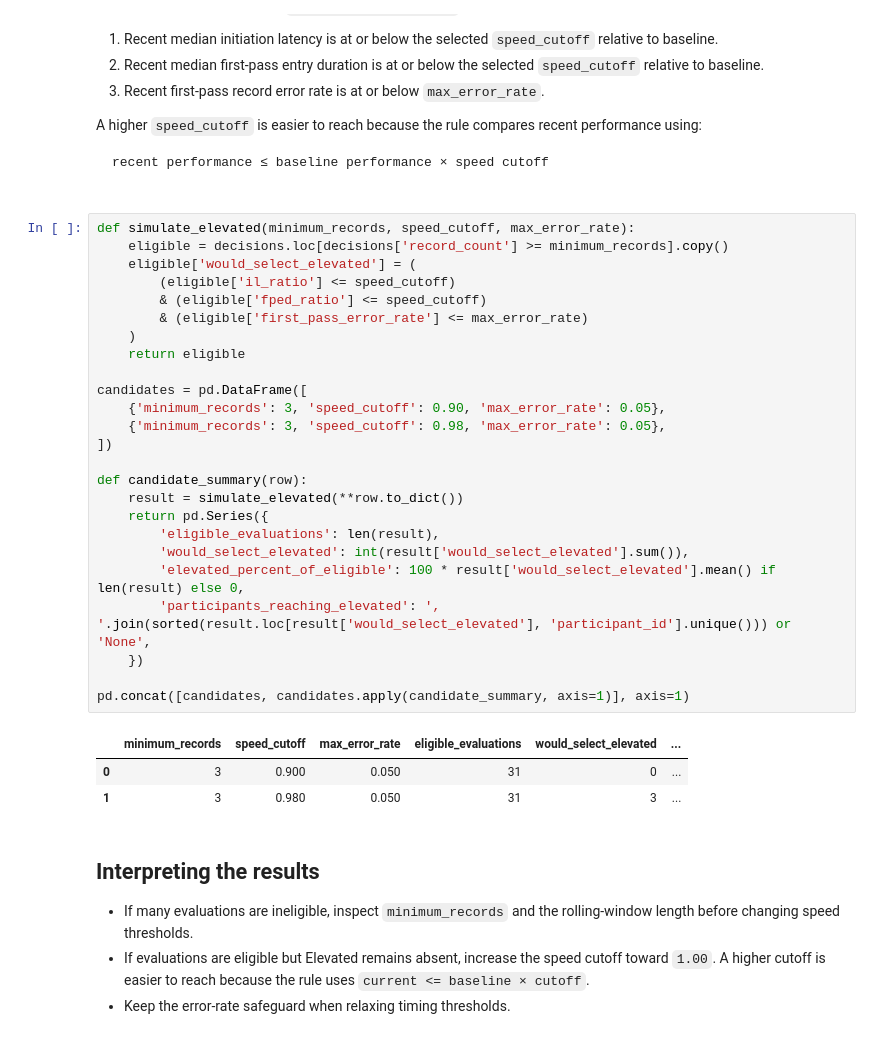
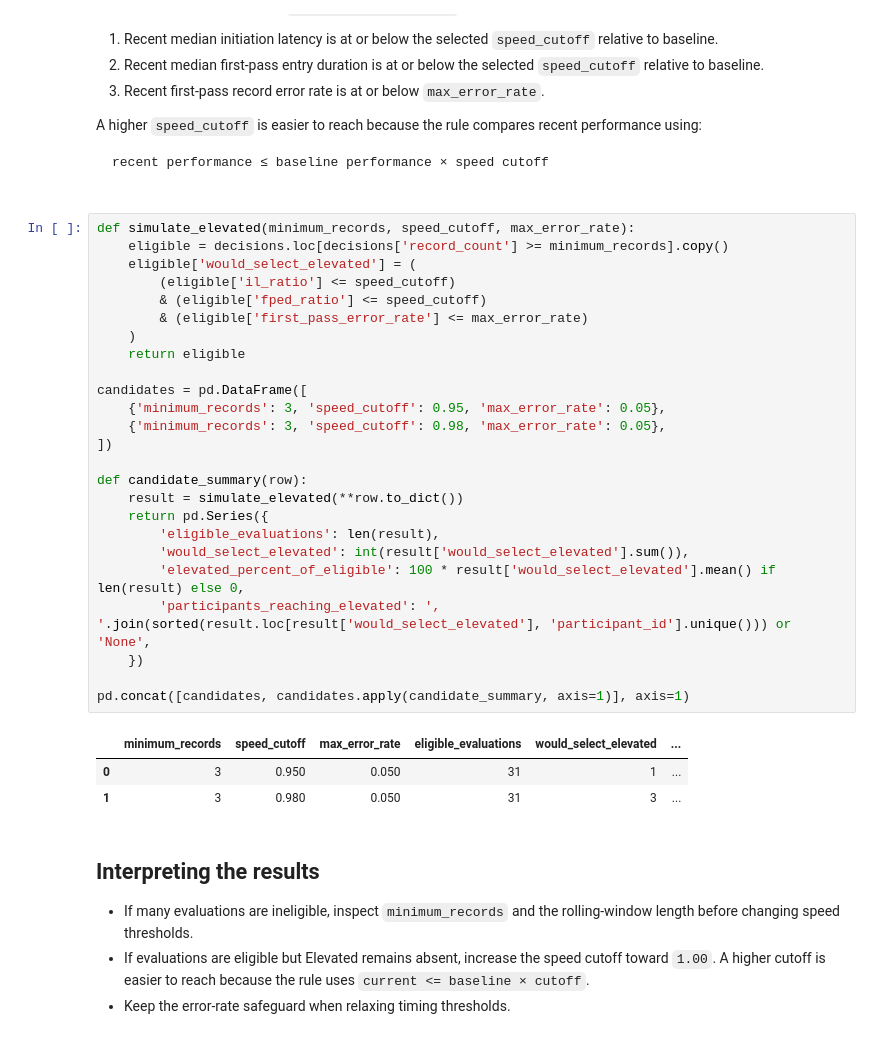
Before and after one commit to strangeshands/TunedIn-Web, a Jupyter notebook: feedback-files/analysis/FUF_Round1_Analysis.ipynb, the cells around one changed output. Saved outputs shown, nothing was run; the diff lists cells and outputs as text.

```diff
--- a/feedback-files/analysis/FUF_Round1_Analysis.ipynb
+++ b/feedback-files/analysis/FUF_Round1_Analysis.ipynb
@@ -221,31 +221,31 @@ recent performance ≤ baseline performance × speed cutoff
 # %%
 def simulate_elevated(minimum_records, speed_cutoff, max_error_rate):
     eligible = decisions.loc[decisions['record_count'] >= minimum_records].copy()
     eligible['would_select_elevated'] = (
         (eligible['il_ratio'] <= speed_cutoff)
         & (eligible['fped_ratio'] <= speed_cutoff)
         & (eligible['first_pass_error_rate'] <= max_error_rate)
     )
     return eligible
 
 candidates = pd.DataFrame([
-    {'minimum_records': 3, 'speed_cutoff': 0.90, 'max_error_rate': 0.05},
+    {'minimum_records': 3, 'speed_cutoff': 0.95, 'max_error_rate': 0.05},
     {'minimum_records': 3, 'speed_cutoff': 0.98, 'max_error_rate': 0.05},
 ])
 
 def candidate_summary(row):
     result = simulate_elevated(**row.to_dict())
     return pd.Series({
         'eligible_evaluations': len(result),
         'would_select_elevated': int(result['would_select_elevated'].sum()),
         'elevated_percent_of_eligible': 100 * result['would_select_elevated'].mean() if len(result) else 0,
         'participants_reaching_elevated': ', '.join(sorted(result.loc[result['would_select_elevated'], 'participant_id'].unique())) or 'None',
     })
 
 pd.concat([candidates, candidates.apply(candidate_summary, axis=1)], axis=1)
 # %% [output]
 |  | minimum_records | speed_cutoff | max_error_rate | eligible_evaluations | would_select_elevated | ... |
-| 0 | 3 | 0.900 | 0.050 | 31 | 0 | ... |
+| 0 | 3 | 0.950 | 0.050 | 31 | 1 | ... |
 | 1 | 3 | 0.980 | 0.050 | 31 | 3 | ... |
 # %% [markdown]
 ## Interpreting the results
```
Also changed, not shown: 1 other file.
